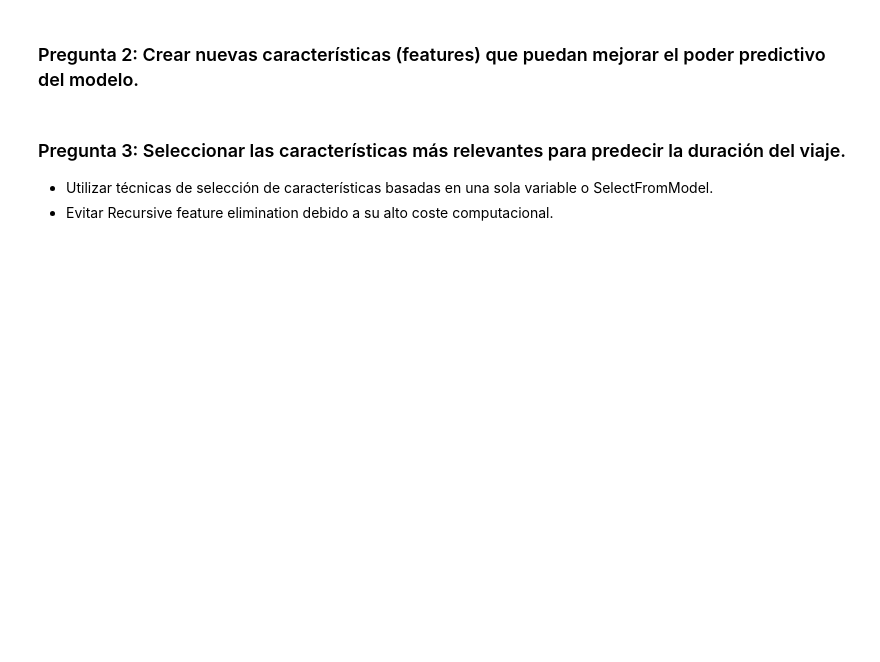
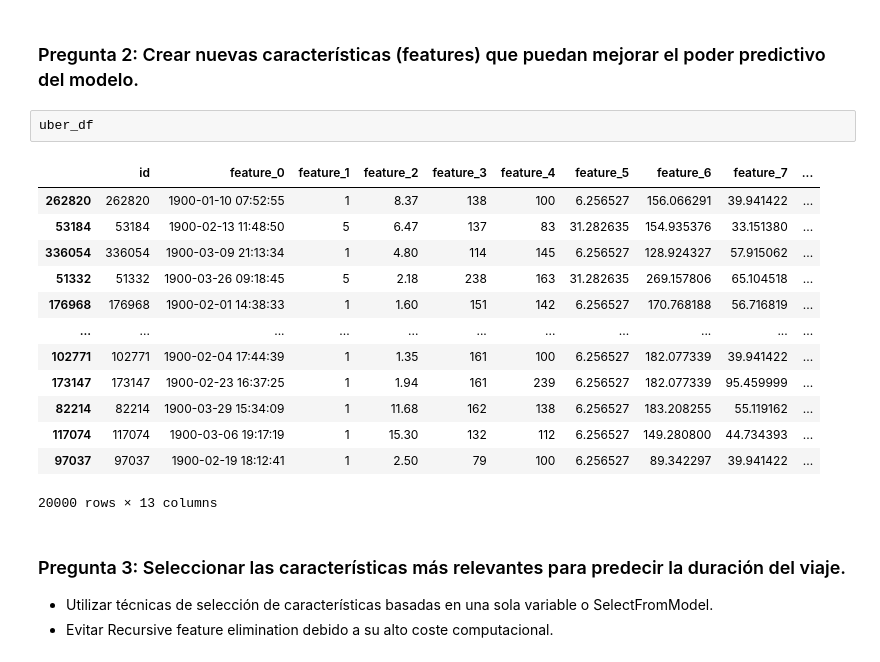
Before and after one commit to jgilaberts/Prueba-Github, a Jupyter notebook: Practica Final_Javier Gilabert_GitHub.ipynb, the cells around one changed output. Cells and saved outputs as stored; diff of their text form; blank space fills up the shorter version.

```diff
--- a/Practica Final_Javier Gilabert_GitHub.ipynb
+++ b/Practica Final_Javier Gilabert_GitHub.ipynb
@@ -162,6 +162,22 @@ plt.show()
 [figure]
 # %% [markdown]
 ### Pregunta 2: Crear nuevas características (features) que puedan mejorar el poder predictivo del modelo.
+# %%
+uber_df
+# %% [output]
+|  | id | feature_0 | feature_1 | feature_2 | feature_3 | feature_4 | feature_5 | feature_6 | feature_7 | ... |
+| 262820 | 262820 | 1900-01-10 07:52:55 | 1 | 8.37 | 138 | 100 | 6.256527 | 156.066291 | 39.941422 | ... |
+| 53184 | 53184 | 1900-02-13 11:48:50 | 5 | 6.47 | 137 | 83 | 31.282635 | 154.935376 | 33.151380 | ... |
+| 336054 | 336054 | 1900-03-09 21:13:34 | 1 | 4.80 | 114 | 145 | 6.256527 | 128.924327 | 57.915062 | ... |
+| 51332 | 51332 | 1900-03-26 09:18:45 | 5 | 2.18 | 238 | 163 | 31.282635 | 269.157806 | 65.104518 | ... |
+| 176968 | 176968 | 1900-02-01 14:38:33 | 1 | 1.60 | 151 | 142 | 6.256527 | 170.768188 | 56.716819 | ... |
+| ... | ... | ... | ... | ... | ... | ... | ... | ... | ... | ... |
+| 102771 | 102771 | 1900-02-04 17:44:39 | 1 | 1.35 | 161 | 100 | 6.256527 | 182.077339 | 39.941422 | ... |
+| 173147 | 173147 | 1900-02-23 16:37:25 | 1 | 1.94 | 161 | 239 | 6.256527 | 182.077339 | 95.459999 | ... |
+| 82214 | 82214 | 1900-03-29 15:34:09 | 1 | 11.68 | 162 | 138 | 6.256527 | 183.208255 | 55.119162 | ... |
+| 117074 | 117074 | 1900-03-06 19:17:19 | 1 | 15.30 | 132 | 112 | 6.256527 | 149.280800 | 44.734393 | ... |
+| 97037 | 97037 | 1900-02-19 18:12:41 | 1 | 2.50 | 79 | 100 | 6.256527 | 89.342297 | 39.941422 | ... |
+20000 rows × 13 columns
 # %% [markdown]
 ### Pregunta 3: Seleccionar las características más relevantes para predecir la duración del viaje.
 - Utilizar técnicas de selección de características basadas en una sola variable o SelectFromModel.
```
Also changed, not shown: parts of 4 cells of this notebook.
